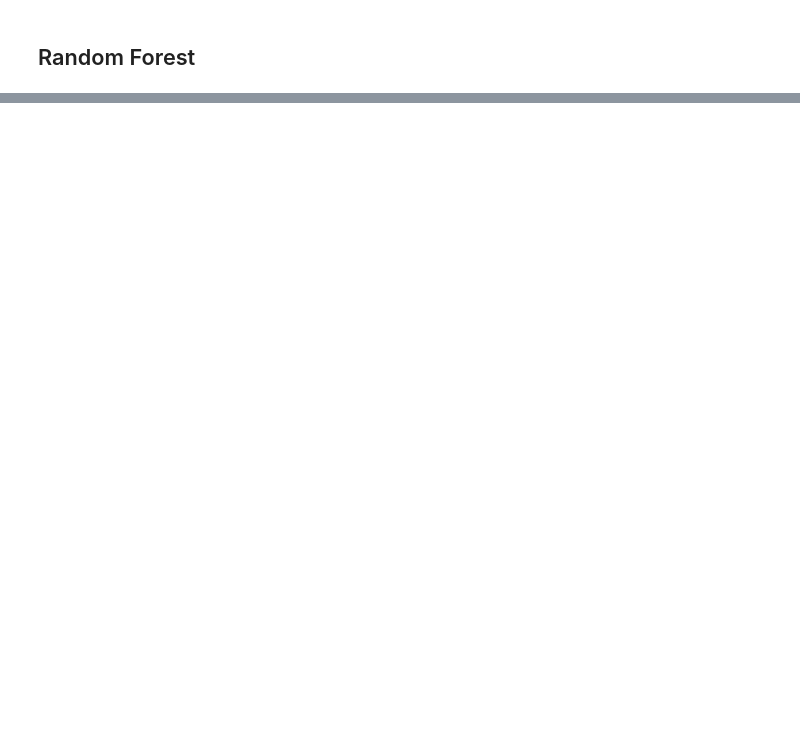
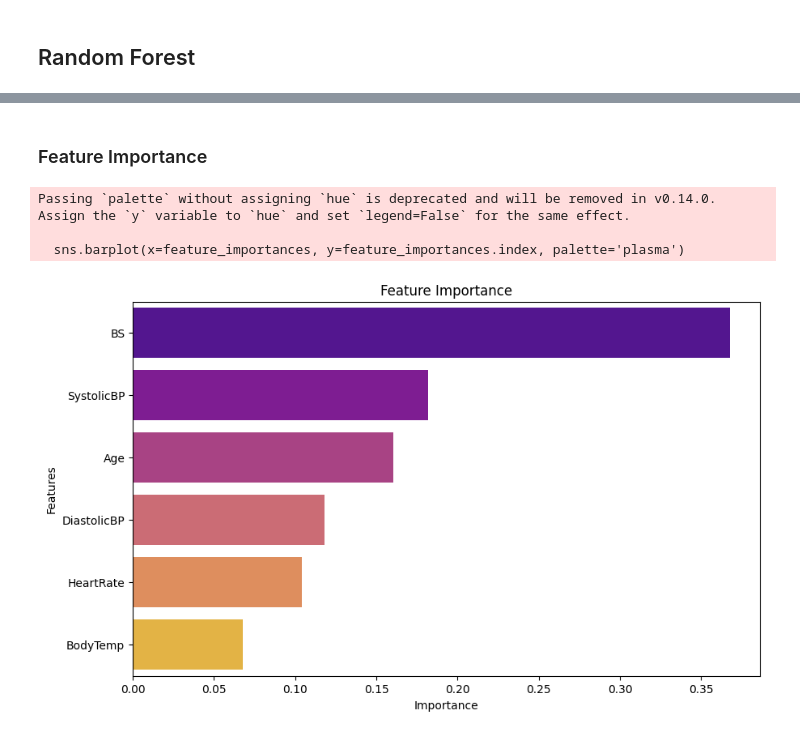
Before and after one commit to molitorl/Projekt-LJL, a Jupyter notebook: Maternal_Health_Risk_Classification_Model.ipynb, the cells around one changed output, grey strips where cells are left out. Cells and saved outputs as stored; diff of their text form; code cells hidden in the pictures; blank space fills up the shorter version.

```diff
--- a/Maternal_Health_Risk_Classification_Model.ipynb
+++ b/Maternal_Health_Risk_Classification_Model.ipynb
@@ -191,0 +514,33 @@ print(data_scaled.head())
+# %%
+#raw_data
+
+from sklearn.model_selection import train_test_split
+from sklearn.ensemble import RandomForestClassifier
+from sklearn.metrics import accuracy_score, confusion_matrix, classification_report
+
+# Define features and target variable
+X = raw_data.drop(columns=['RiskLevel'])
+y = raw_data['RiskLevel']
+
+# Split the data into training and testing sets
+X_train, X_test, y_train, y_test = train_test_split(X, y, test_size=0.2, random_state=42)
+
+# Initialize the Random Forest model
+rf_model1 = RandomForestClassifier(n_estimators=100, random_state=42)
+
+# Train the model
+rf_model1.fit(X_train, y_train)
+
+# Make predictions on the test set
+y_pred1 = rf_model.predict(X_test)
+
+# Evaluate the model
+accuracy1 = accuracy_score(y_test, y_pred)
+conf_matrix1 = confusion_matrix(y_test, y_pred)
+class_report1 = classification_report(y_test, y_pred)
+
+print(f'Accuracy: {accuracy1:.2f}')
+print("\nConfusion Matrix:")
+print(conf_matrix1)
+print("\nClassification Report:")
+print(class_report1)
@@ -191,0 +565,18 @@ print(data_scaled.head())
+# %% [markdown]
+### Feature Importance
+# %%
+# Feature importance
+feature_importances = pd.Series(rf_model.feature_importances_, index=X.columns)
+feature_importances.sort_values(ascending=False, inplace=True)
+
+plt.figure(figsize=(10, 6))
+sns.barplot(x=feature_importances, y=feature_importances.index, palette='plasma')
+plt.title('Feature Importance')
+plt.xlabel('Importance')
+plt.ylabel('Features')
+plt.show()
+# %% [output]
+Passing `palette` without assigning `hue` is deprecated and will be removed in v0.14.0. Assign the `y` variable to `hue` and set `legend=False` for the same effect.
+
+  sns.barplot(x=feature_importances, y=feature_importances.index, palette='plasma')
+[figure, added]
```
Also changed, not shown: parts of 93 cells of this notebook.
